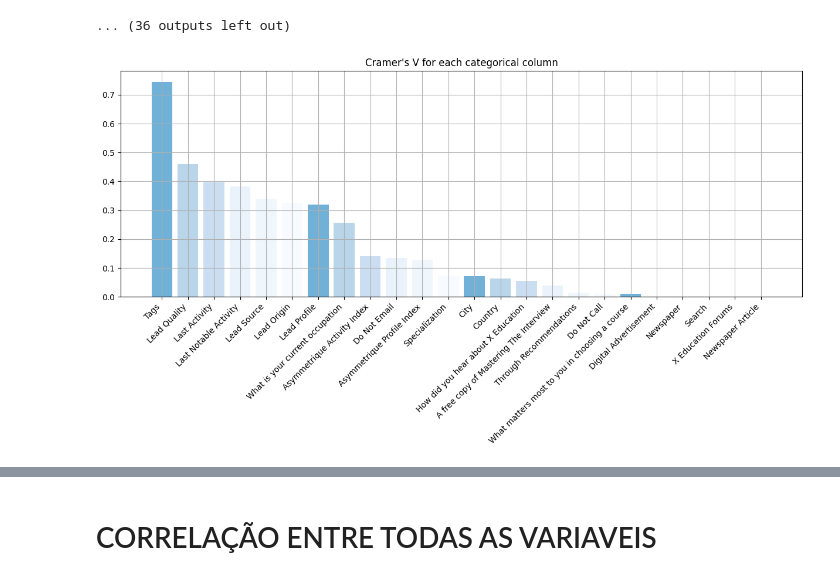
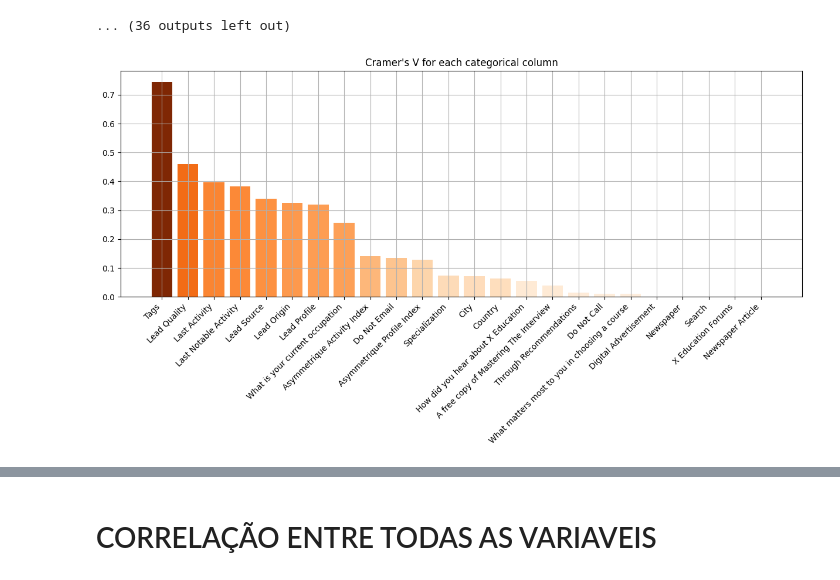
Before and after one commit to thiagosmpa/3_lead-score-classification, a Jupyter notebook: main.ipynb, the cells around one changed output, grey strips where cells are left out. Saved outputs shown, nothing was run; the diff lists cells and outputs as text; code cells hidden in the pictures.

```diff
--- a/main.ipynb
+++ b/main.ipynb
@@ -195,19 +195,19 @@ Cramer's V: 0.0004442601361869393
 # %%
 contingency_dict = dict(sorted(contingency_dict.items(), key=lambda item: item[1], reverse=True))
 contingency_df = pd.DataFrame(contingency_dict, index=['Converted'])
 
 norm = plt.Normalize(contingency_df.values.min(), contingency_df.values.max())
-colors = plt.cm.Blues(norm(correlation_df.values.flatten()))
+colors = plt.cm.Oranges(norm(correlation_df.values.flatten()))
 
 fig, ax = plt.subplots(figsize=(15, 5))
 bars = ax.bar(contingency_df.columns, contingency_df.values.flatten(), color=colors)
 
 ax.set_title('Cramer\'s V for each categorical column')
 ax.grid(True)
 
 plt.xticks(rotation=45, ha='right')
 
 plt.show()
 correlation_df.head()
 # %% [output]
-[figure, old version]
+[figure, new version]
```
Also changed, not shown: parts of 3 cells of this notebook, 10 other files.
